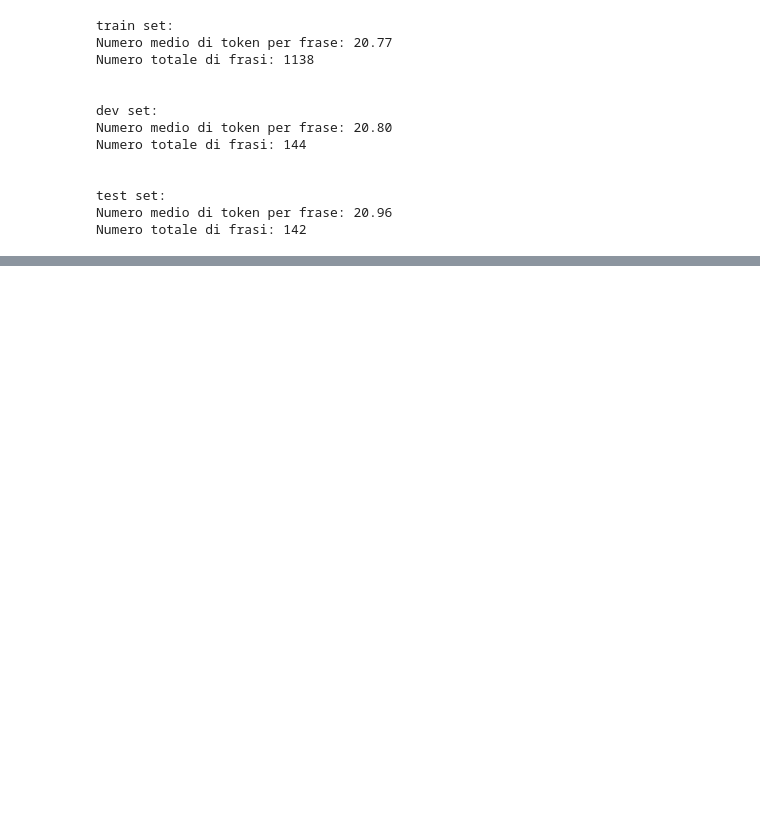
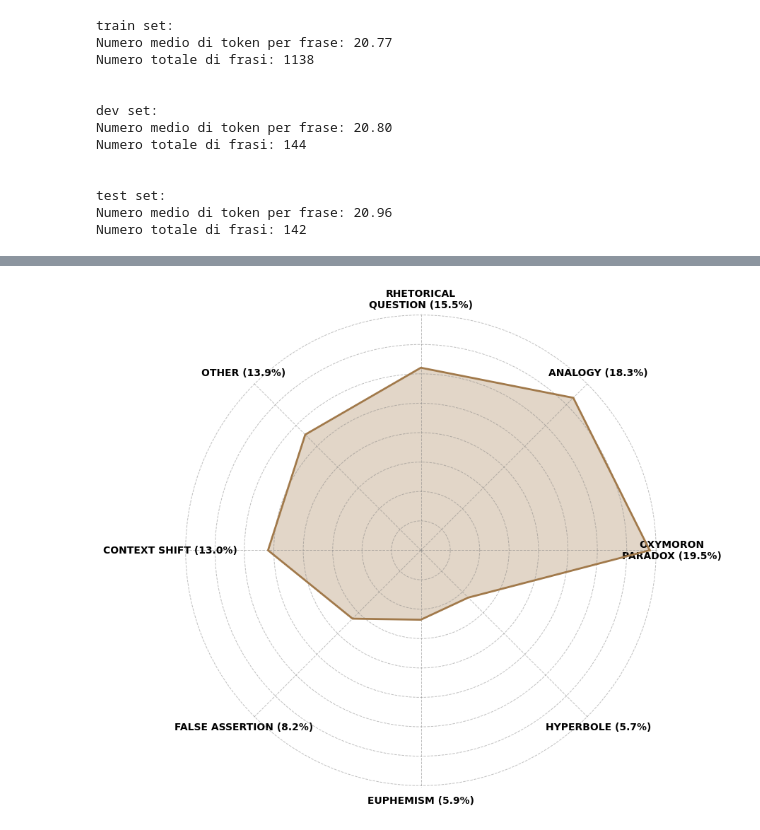
Before and after one commit to MichaelOliverio/IronyDetection, a Jupyter notebook: datasets/twittiro/table2-stats.ipynb, the cells around one changed output, grey strips where cells are left out. Drawn from its saved outputs; the diff is of its cells as text; code cells hidden in the pictures; blank space fills up the shorter version.

```diff
--- a/datasets/twittiro/table2-stats.ipynb
+++ b/datasets/twittiro/table2-stats.ipynb
@@ -43,0 +152,58 @@ Numero totale di frasi: 142
+# %%
+plt.style.use('default')  # Ripristina lo stile chiaro predefinito
+# %%
+import matplotlib.pyplot as plt
+import seaborn as sns
+import numpy as np
+
+# --- Dati ---
+labels = distribution.index.tolist()
+values = distribution.values.tolist()
+percent_values = [f"{v:.1f}%" for v in values]
+
+# Combina label e percentuale e metti in maiuscolo
+def split_label(label, max_len=15):
+    if len(label) > max_len:
+        # Cerca uno spazio dove spezzare
+        parts = label.upper().split()
+        if len(parts) > 1:
+            mid = len(parts) // 2
+            return ' '.join(parts[:mid]) + '\n' + ' '.join(parts[mid:])
+        else:
+            return label[:max_len] + '\n' + label[max_len:]
+    return label.upper()
+
+labels_with_percent = [f"{split_label(lab)} ({perc})" for lab, perc in zip(labels, percent_values)]
+
+
+# Chiudi il cerchio
+values += values[:1]
+labels_with_percent += labels_with_percent[:1]
+angles = np.linspace(0, 2 * np.pi, len(labels), endpoint=False).tolist()
+angles += angles[:1]
+
+# --- Scegli una palette e un colore ---
+palette_name = "cubehelix"
+color = sns.color_palette(palette_name, n_colors=1)[0]
+
+# --- Plot ---
+fig, ax = plt.subplots(figsize=(9, 9), subplot_kw=dict(polar=True))
+ax.plot(angles, values, color=color, linewidth=2)
+ax.fill(angles, values, color=color, alpha=0.3)
+
+# Imposta le etichette con percentuali in maiuscolo e grassetto
+ax.set_xticks(angles[:-1])
+ax.set_xticklabels(labels_with_percent[:-1], fontsize=10, fontweight='bold')
+
+ax.set_yticklabels([])  # Nasconde etichette Y
+
+# Rendi i bordi dei cerchi più chiari (leggeri)
+ax.grid(color='gray', linestyle='--', linewidth=0.7, alpha=0.5)  # linee griglia leggere e pallide
+
+# Riduci anche la linea dei raggi
+ax.spines['polar'].set_visible(False)  # opzionale: togli il bordo esterno per un effetto più pulito
+
+plt.tight_layout()
+plt.show()
+# %% [output]
+[figure, added]
```
Also changed, not shown: parts of 4 cells of this notebook, 24 other files.
